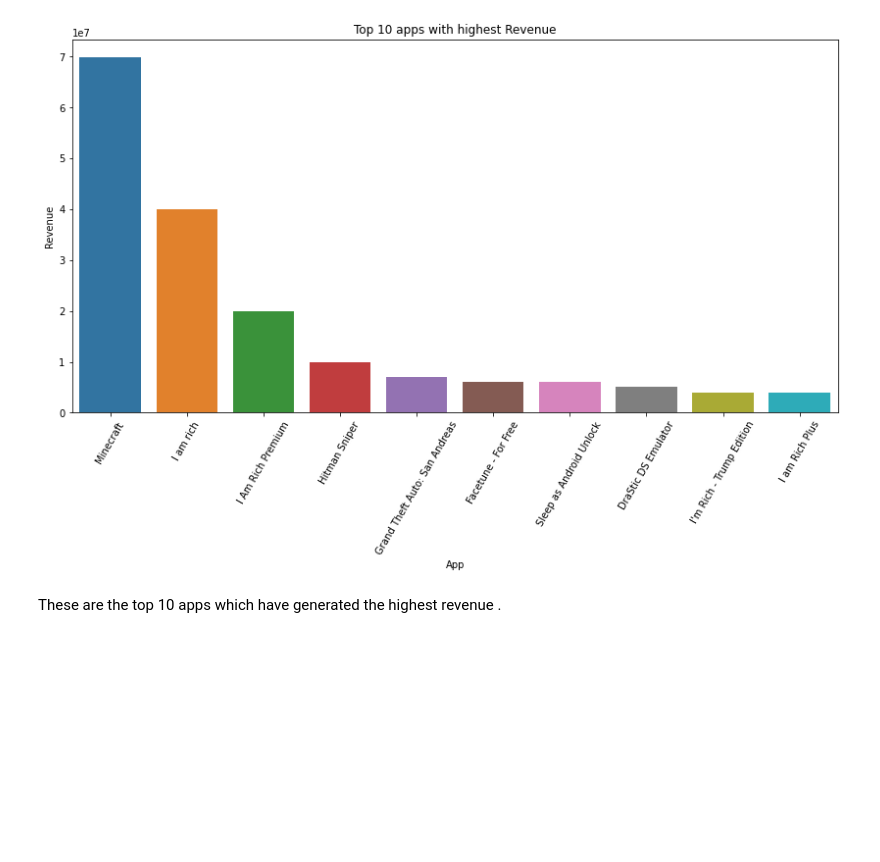
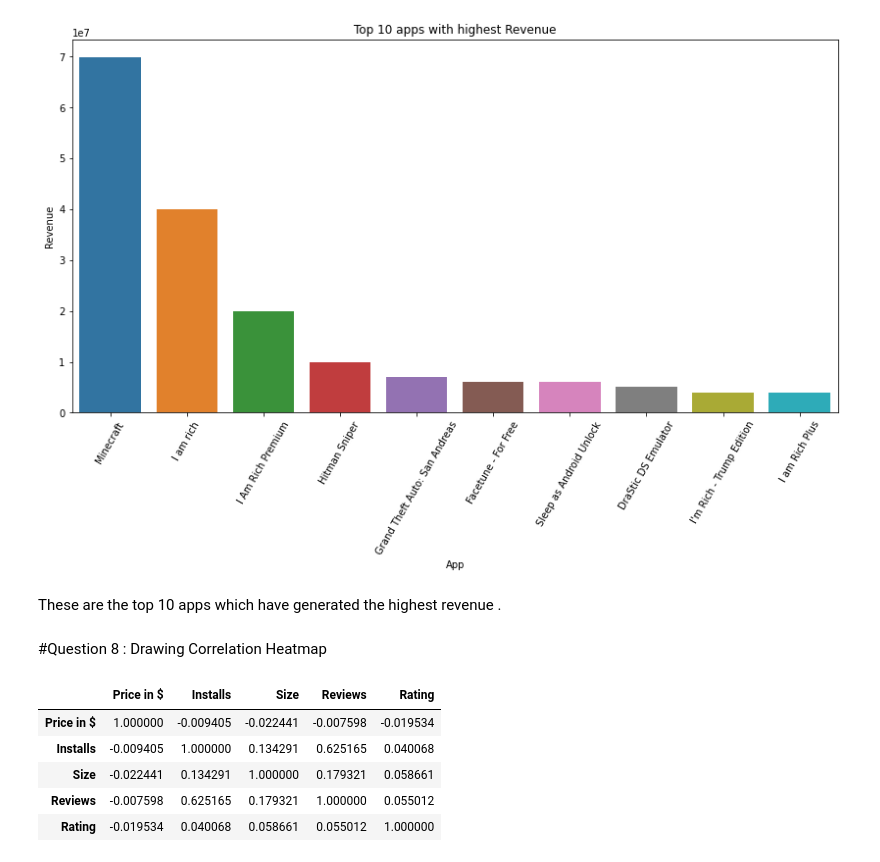
Before and after one commit to asadalam1/Practice-, a Jupyter notebook: Original_Play_Store_App_Review_Analysis_Capstone_Project.ipynb, the cells around one changed output. Saved outputs shown, nothing was run; the diff lists cells and outputs as text; code cells hidden in the pictures; blank space fills up the shorter version.

```diff
--- a/Original_Play_Store_App_Review_Analysis_Capstone_Project.ipynb
+++ b/Original_Play_Store_App_Review_Analysis_Capstone_Project.ipynb
@@ -870,3 +871,17 @@ plt.show()
 [figure]
 # %% [markdown]
 These are the top 10 apps which have generated the highest revenue .
+# %% [markdown]
+#Question 8 : Drawing Correlation Heatmap
+# %%
+#Creating A correlation Data Frame on selected Columns
+corr_df=df[['Price in $','Installs','Size','Reviews','Rating']]
+corr_df=corr_df.corr()
+corr_df
+# %% [output]
+|  | Price in $ | Installs | Size | Reviews | Rating |
+| Price in $ | 1.000000 | -0.009405 | -0.022441 | -0.007598 | -0.019534 |
+| Installs | -0.009405 | 1.000000 | 0.134291 | 0.625165 | 0.040068 |
+| Size | -0.022441 | 0.134291 | 1.000000 | 0.179321 | 0.058661 |
+| Reviews | -0.007598 | 0.625165 | 0.179321 | 1.000000 | 0.055012 |
+| Rating | -0.019534 | 0.040068 | 0.058661 | 0.055012 | 1.000000 |
```
Also changed, not shown: parts of 3 cells of this notebook.
